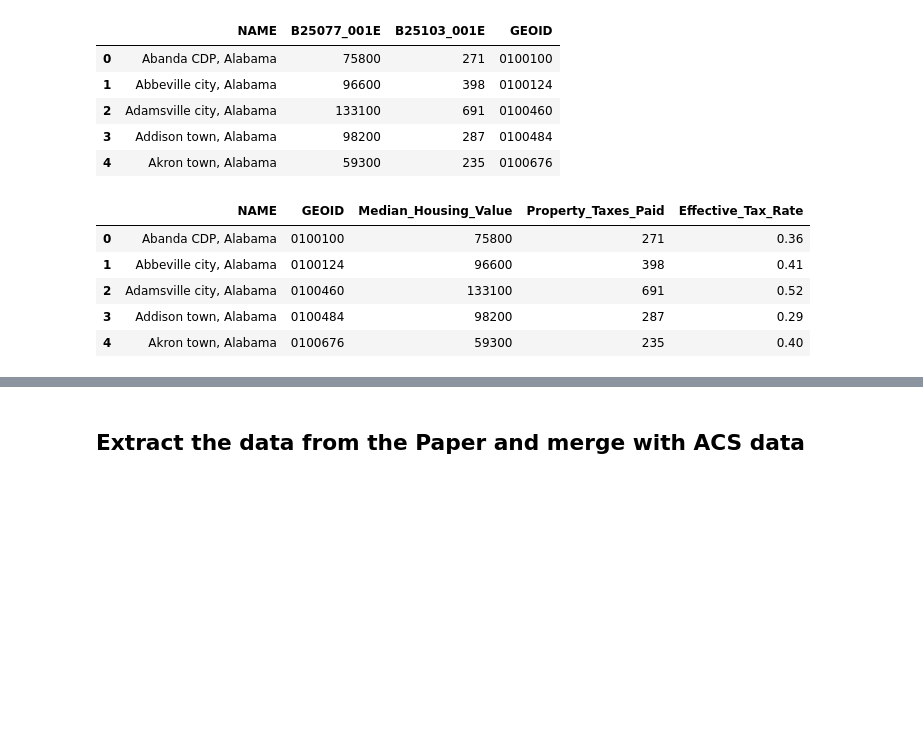
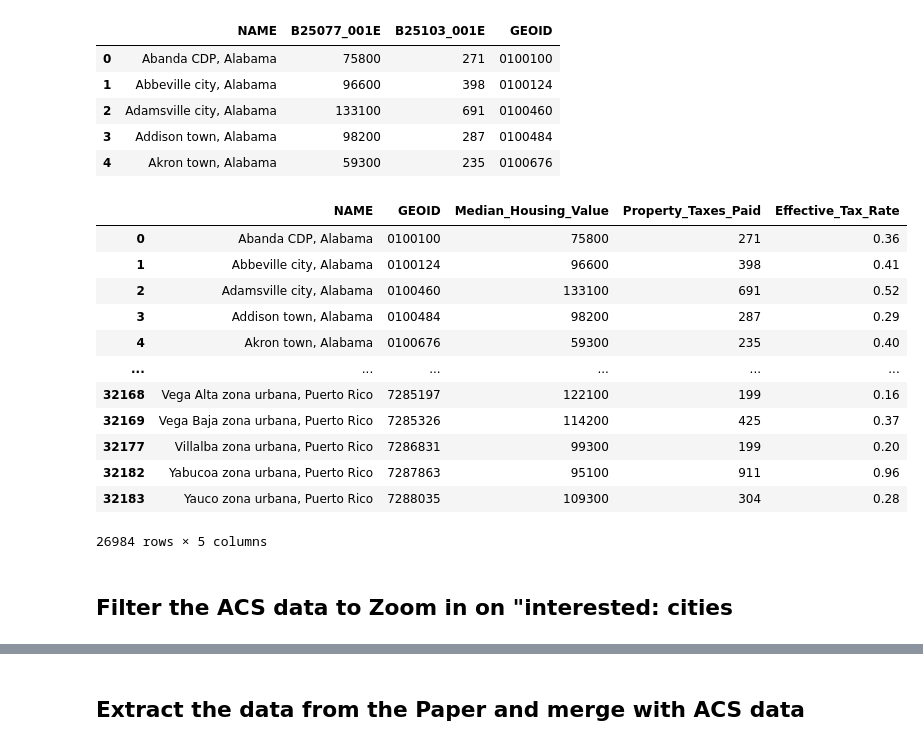
Before and after one commit to Howard-Cheng/dejure-defacto-taxrates, a Jupyter notebook: ACS.ipynb, the cells around one changed output, grey strips where cells are left out. Drawn from its saved outputs; the diff is of its cells as text; code cells hidden in the pictures; blank space fills up the shorter version.

```diff
--- a/ACS.ipynb
+++ b/ACS.ipynb
@@ -55,34 +55,43 @@ df = df.rename(columns={
 
 # Convert relevant columns to numeric
 df[['Median_Housing_Value', 'Property_Taxes_Paid']] = df[['Median_Housing_Value', 'Property_Taxes_Paid']].apply(pd.to_numeric, errors='coerce')
 
 # Handle missing values
 df.dropna(subset=['Median_Housing_Value', 'Property_Taxes_Paid'], inplace=True)
 
 # Remove invalid data
 df = df[(df['Property_Taxes_Paid'] >= 0) & (df['Median_Housing_Value'] > 0)]
 
 # Remove useless column
 column_to_drop = ['place']
 df = df.drop(columns=column_to_drop, errors='ignore')
 
 # Calculate effective tax rate
 df['Effective_Tax_Rate'] = (df['Property_Taxes_Paid'] / df['Median_Housing_Value']) * 100
 
 # round the effective tax rate to 2 decimal places
 df['Effective_Tax_Rate'] = df['Effective_Tax_Rate'].round(2)
 
 df = df[['NAME', 'GEOID', 'Median_Housing_Value', 'Property_Taxes_Paid', 'Effective_Tax_Rate']]
 
 # Visualize the cleaned fetched data
-df.head()
+df
 # %% [output]
 |  | NAME | GEOID | Median_Housing_Value | Property_Taxes_Paid | Effective_Tax_Rate |
 | 0 | Abanda CDP, Alabama | 0100100 | 75800 | 271 | 0.36 |
 | 1 | Abbeville city, Alabama | 0100124 | 96600 | 398 | 0.41 |
 | 2 | Adamsville city, Alabama | 0100460 | 133100 | 691 | 0.52 |
 | 3 | Addison town, Alabama | 0100484 | 98200 | 287 | 0.29 |
 | 4 | Akron town, Alabama | 0100676 | 59300 | 235 | 0.40 |
+| ... | ... | ... | ... | ... | ... |
+| 32168 | Vega Alta zona urbana, Puerto Rico | 7285197 | 122100 | 199 | 0.16 |
+| 32169 | Vega Baja zona urbana, Puerto Rico | 7285326 | 114200 | 425 | 0.37 |
+| 32177 | Villalba zona urbana, Puerto Rico | 7286831 | 99300 | 199 | 0.20 |
+| 32182 | Yabucoa zona urbana, Puerto Rico | 7287863 | 95100 | 911 | 0.96 |
+| 32183 | Yauco zona urbana, Puerto Rico | 7288035 | 109300 | 304 | 0.28 |
+26984 rows × 5 columns
+# %% [markdown]
+## Filter the ACS data to Zoom in on "interested: cities
 # %%
 investigated_cities = [
     "Albuquerque city, New Mexico", "Anchorage municipality, Alaska", "Arlington city, Texas", "Atlanta city, Georgia",
```
Also changed, not shown: parts of 6 cells of this notebook.
